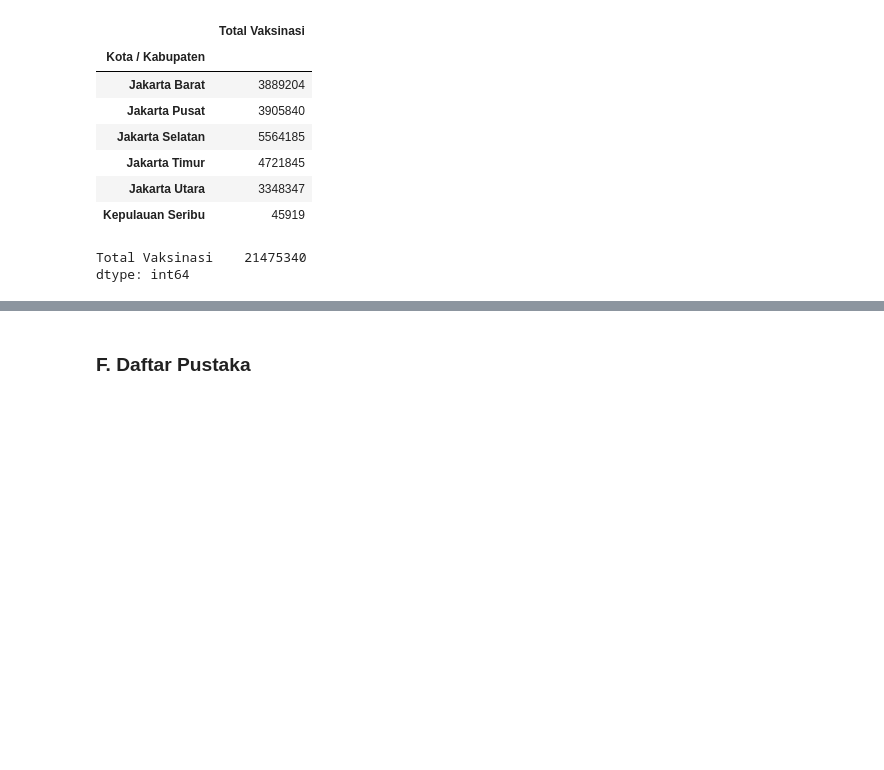
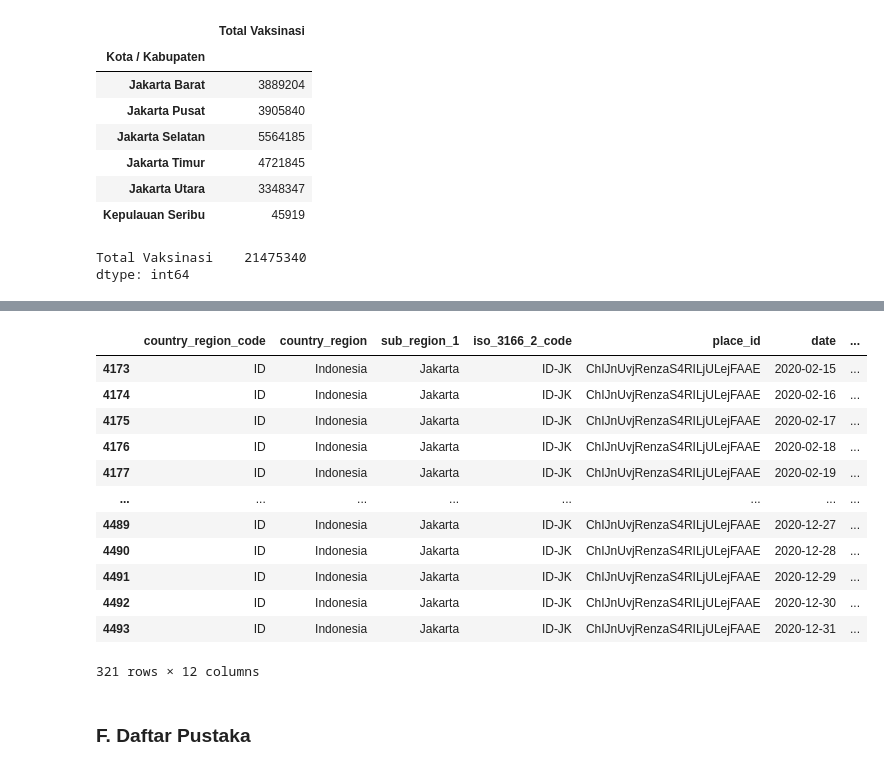
Before and after one commit to SulthanAbiyyu/compfest-dsa-academy-2022, a Jupyter notebook: main.ipynb, the cells around one changed output, grey strips where cells are left out. Cells and saved outputs as stored; diff of their text form; code cells hidden in the pictures; blank space fills up the shorter version.

```diff
--- a/main.ipynb
+++ b/main.ipynb
@@ -630,0 +633,3 @@ px.bar(df_DU_VW_grouped_kota,color=df_DU_VW_grouped_kota.index,text_auto=True)
+# %%
+df_mobility = pd.read_csv('2020_ID_Region_Mobility_Report.csv')
+df_mobility.info()
@@ -630,0 +673,2 @@ px.bar(df_DU_VW_grouped_kota,color=df_DU_VW_grouped_kota.index,text_auto=True)
+# %%
+df_mobility.drop(['sub_region_2','metro_area','census_fips_code'],axis=1,inplace=True)
@@ -630,0 +695,18 @@ px.bar(df_DU_VW_grouped_kota,color=df_DU_VW_grouped_kota.index,text_auto=True)
+# %%
+df_Mobility_Jakarta = df_mobility[df_mobility['sub_region_1']=='Jakarta']
+# %%
+df_Mobility_Jakarta
+# %% [output]
+|  | country_region_code | country_region | sub_region_1 | iso_3166_2_code | place_id | date | ... |
+| 4173 | ID | Indonesia | Jakarta | ID-JK | ChIJnUvjRenzaS4RILjULejFAAE | 2020-02-15 | ... |
+| 4174 | ID | Indonesia | Jakarta | ID-JK | ChIJnUvjRenzaS4RILjULejFAAE | 2020-02-16 | ... |
+| 4175 | ID | Indonesia | Jakarta | ID-JK | ChIJnUvjRenzaS4RILjULejFAAE | 2020-02-17 | ... |
+| 4176 | ID | Indonesia | Jakarta | ID-JK | ChIJnUvjRenzaS4RILjULejFAAE | 2020-02-18 | ... |
+| 4177 | ID | Indonesia | Jakarta | ID-JK | ChIJnUvjRenzaS4RILjULejFAAE | 2020-02-19 | ... |
+| ... | ... | ... | ... | ... | ... | ... | ... |
+| 4489 | ID | Indonesia | Jakarta | ID-JK | ChIJnUvjRenzaS4RILjULejFAAE | 2020-12-27 | ... |
+| 4490 | ID | Indonesia | Jakarta | ID-JK | ChIJnUvjRenzaS4RILjULejFAAE | 2020-12-28 | ... |
+| 4491 | ID | Indonesia | Jakarta | ID-JK | ChIJnUvjRenzaS4RILjULejFAAE | 2020-12-29 | ... |
+| 4492 | ID | Indonesia | Jakarta | ID-JK | ChIJnUvjRenzaS4RILjULejFAAE | 2020-12-30 | ... |
+| 4493 | ID | Indonesia | Jakarta | ID-JK | ChIJnUvjRenzaS4RILjULejFAAE | 2020-12-31 | ... |
+321 rows × 12 columns
```
Also changed, not shown: parts of 14 cells of this notebook.
